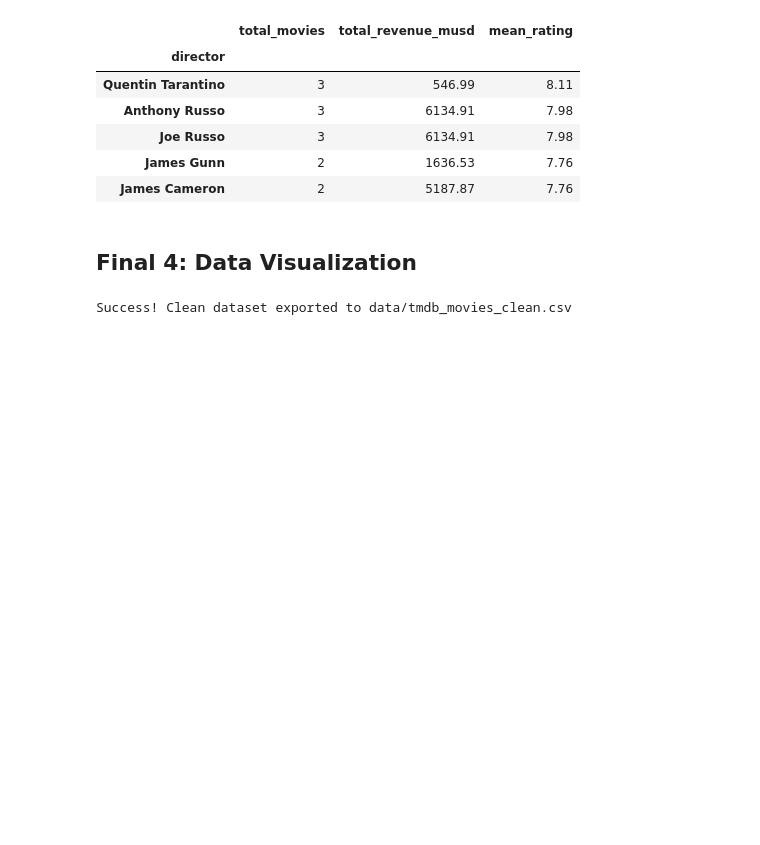
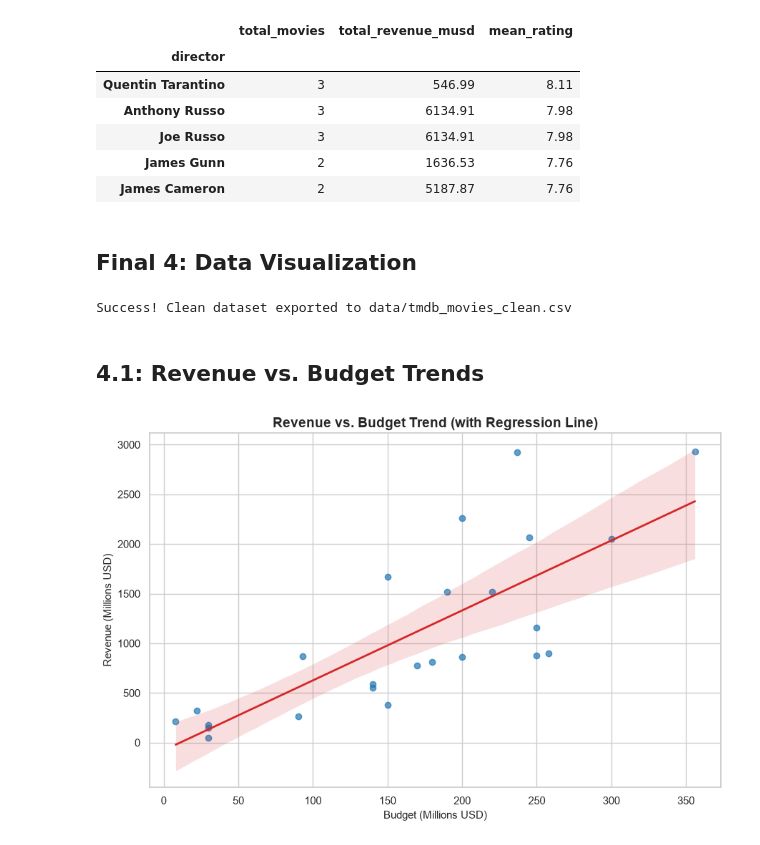
Before and after one commit to Dushimimanaprince/TMDB-Movie-Data-Analysis, a Jupyter notebook: tmdb_analysis.ipynb, the cells around one changed output. Drawn from its saved outputs; the diff is of its cells as text; code cells hidden in the pictures; blank space fills up the shorter version.

Commit message:
feat: complete Phase 4 visualizations using matplotlib and seaborn

```diff
--- a/tmdb_analysis.ipynb
+++ b/tmdb_analysis.ipynb
@@ -397,4 +397,26 @@ print("Success! Clean dataset exported to data/tmdb_movies_clean.csv")
 # %% [output]
 Success! Clean dataset exported to data/tmdb_movies_clean.csv
 # %%
-git add tmdb_analysis.ipynb data/tmdb_movies_clean.csv
+import matplotlib.pyplot as plt
+import seaborn as sns
+
+
+sns.set_theme(style="whitegrid")
+# %% [markdown]
+## 4.1: Revenue vs. Budget Trends
+# %%
+plt.figure(figsize=(9, 6))
+sns.regplot(
+    data=df,
+    x='budget_musd',
+    y='revenue_musd',
+    scatter_kws={'alpha': 0.7, 'color': '#1f77b4'},
+    line_kws={'color': '#d62728', 'linewidth': 2}
+)
+plt.title('Revenue vs. Budget Trend (with Regression Line)', fontsize=14, fontweight='bold')
+plt.xlabel('Budget (Millions USD)', fontsize=11)
+plt.ylabel('Revenue (Millions USD)', fontsize=11)
+plt.tight_layout()
+plt.show()
+# %% [output]
+[figure, added]
```
Also changed, not shown: parts of 8 cells of this notebook.
